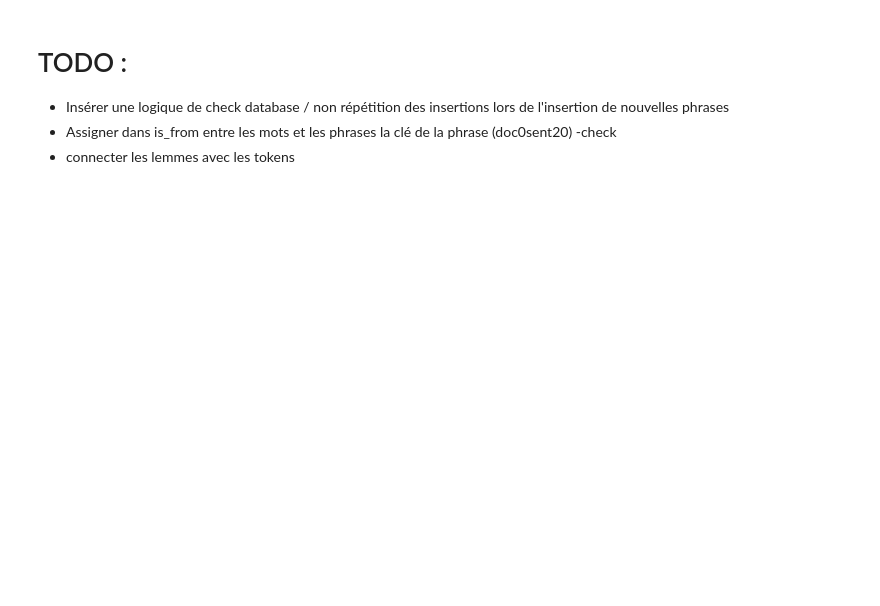
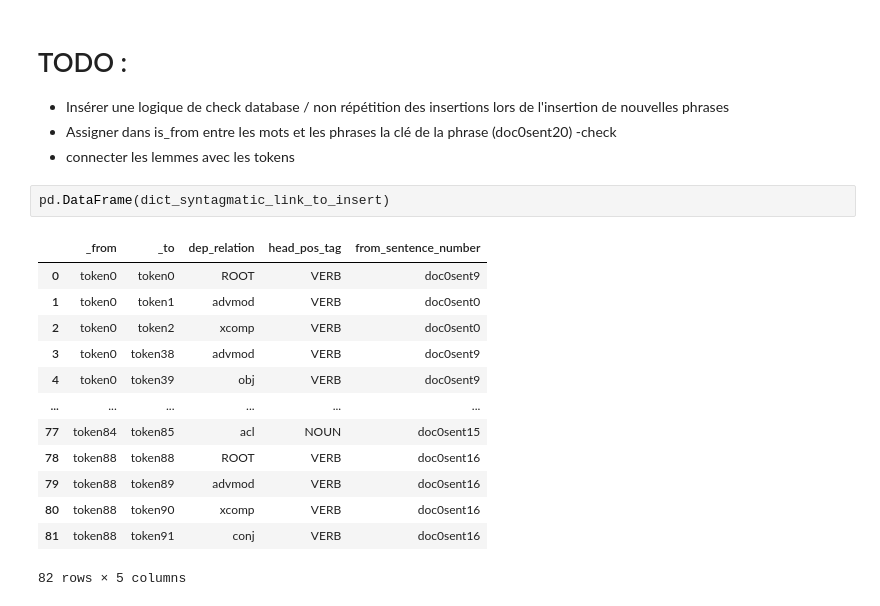
Before and after one commit to DRP-CB/text-explorer, a Jupyter notebook: notebook_exploratoire.ipynb, the cells around one changed output. Saved outputs shown, nothing was run; the diff lists cells and outputs as text; blank space fills up the shorter version.

```diff
--- a/notebook_exploratoire.ipynb
+++ b/notebook_exploratoire.ipynb
@@ -492,3 +571,19 @@ contracts_to :
 - Insérer une logique de check database / non répétition des insertions lors de l'insertion de nouvelles phrases
 - Assigner dans is_from entre les mots et les phrases la clé de la phrase (doc0sent20) -check
 - connecter les lemmes avec les tokens
+# %%
+pd.DataFrame(dict_syntagmatic_link_to_insert)
+# %% [output]
+|  | _from | _to | dep_relation | head_pos_tag | from_sentence_number |
+| 0 | token0 | token0 | ROOT | VERB | doc0sent9 |
+| 1 | token0 | token1 | advmod | VERB | doc0sent0 |
+| 2 | token0 | token2 | xcomp | VERB | doc0sent0 |
+| 3 | token0 | token38 | advmod | VERB | doc0sent9 |
+| 4 | token0 | token39 | obj | VERB | doc0sent9 |
+| ... | ... | ... | ... | ... | ... |
+| 77 | token84 | token85 | acl | NOUN | doc0sent15 |
+| 78 | token88 | token88 | ROOT | VERB | doc0sent16 |
+| 79 | token88 | token89 | advmod | VERB | doc0sent16 |
+| 80 | token88 | token90 | xcomp | VERB | doc0sent16 |
+| 81 | token88 | token91 | conj | VERB | doc0sent16 |
+82 rows × 5 columns
```
Also changed, not shown: parts of 31 cells of this notebook.
